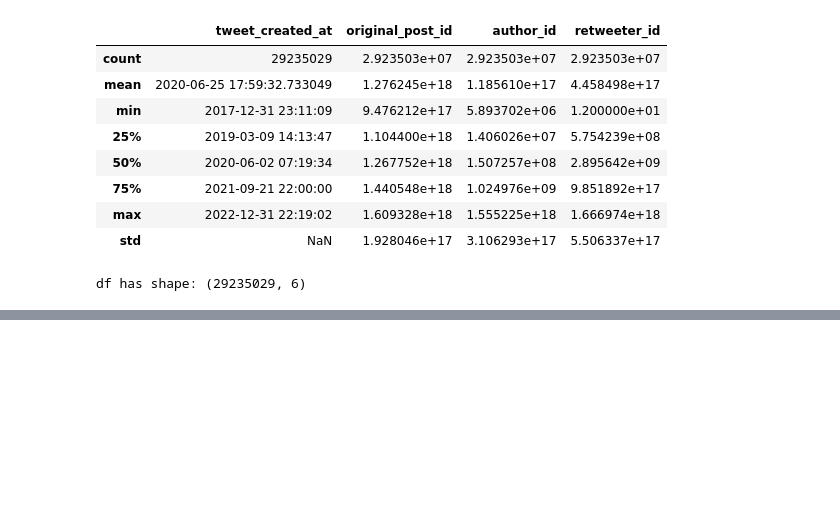
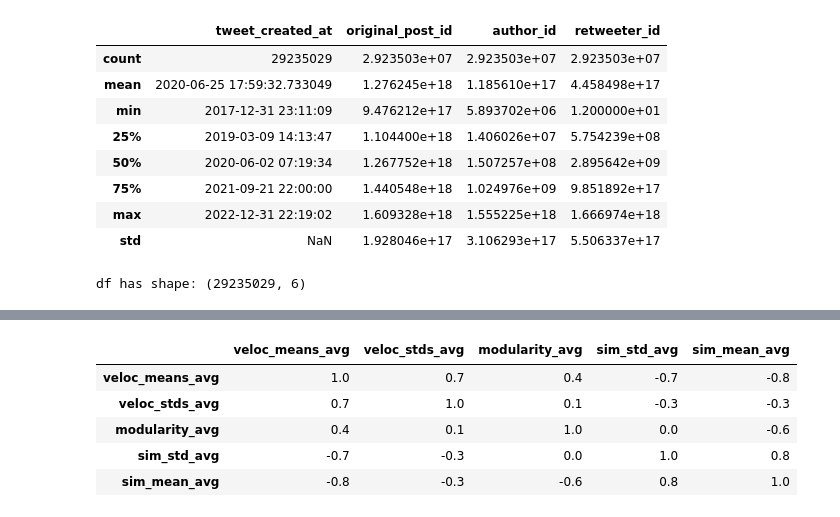
Before and after one commit to JurajkoDS/Intedisciplinary-Project--Newspapers-Similarity---SS25--CSH-Vienna, a Jupyter notebook: load_data.ipynb, the cells around one changed output, grey strips where cells are left out. Saved outputs shown, nothing was run; the diff lists cells and outputs as text; code cells hidden in the pictures; blank space fills up the shorter version.

```diff
--- a/load_data.ipynb
+++ b/load_data.ipynb
@@ -78,0 +379,30 @@ Saving df to checkpoint...
+# %%
+# Assuming df is your original DataFrame
+def extract_means(row):
+    return pd.Series({
+        'veloc_means_avg': np.mean(row['veloc_means_arr']),
+        'veloc_stds_avg': np.mean(row['veloc_stds_arr']),
+        'modularity_avg': np.mean(row['consecutive_modularity_averages']),
+        'sim_std_avg': np.mean(list(row['sim_avg_std_per_month'].values())),
+        'sim_mean_avg': np.mean(list(row['sim_avg_mean_per_month'].values())),
+    })
+# %%
+# Apply the transformation
+stats_means = stats_df_copy.set_index('year').apply(extract_means, axis=1)
+
+# Compute Spearman correlation
+corr, pvals = spearmanr(stats_means, axis=0)
+# %%
+# Convert to DataFrames with column names
+columns = stats_means.columns
+corr_df = pd.DataFrame(corr, index=columns, columns=columns)
+pval_df = pd.DataFrame(np.round(pvals, 4), index=columns, columns=columns)
+# %%
+corr_df.head()
+# %% [output]
+|  | veloc_means_avg | veloc_stds_avg | modularity_avg | sim_std_avg | sim_mean_avg |
+| veloc_means_avg | 1.0 | 0.7 | 0.4 | -0.7 | -0.8 |
+| veloc_stds_avg | 0.7 | 1.0 | 0.1 | -0.3 | -0.3 |
+| modularity_avg | 0.4 | 0.1 | 1.0 | 0.0 | -0.6 |
+| sim_std_avg | -0.7 | -0.3 | 0.0 | 1.0 | 0.8 |
+| sim_mean_avg | -0.8 | -0.3 | -0.6 | 0.8 | 1.0 |
```
Also changed, not shown: parts of 25 cells of this notebook, 22 other files.
